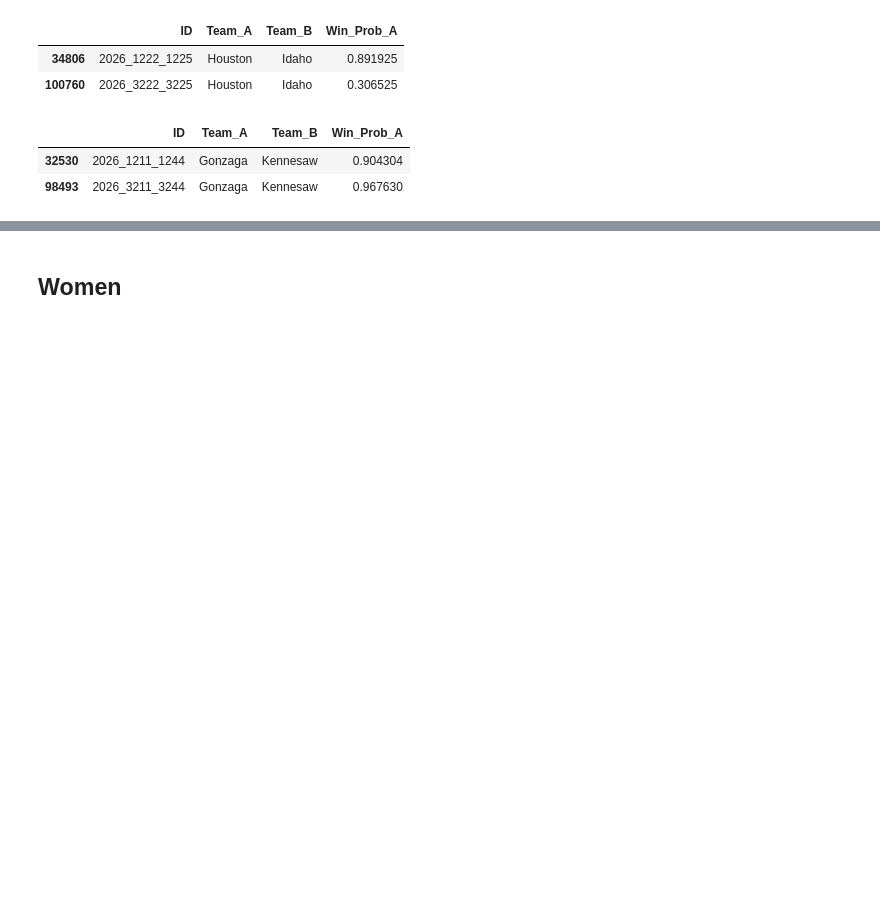
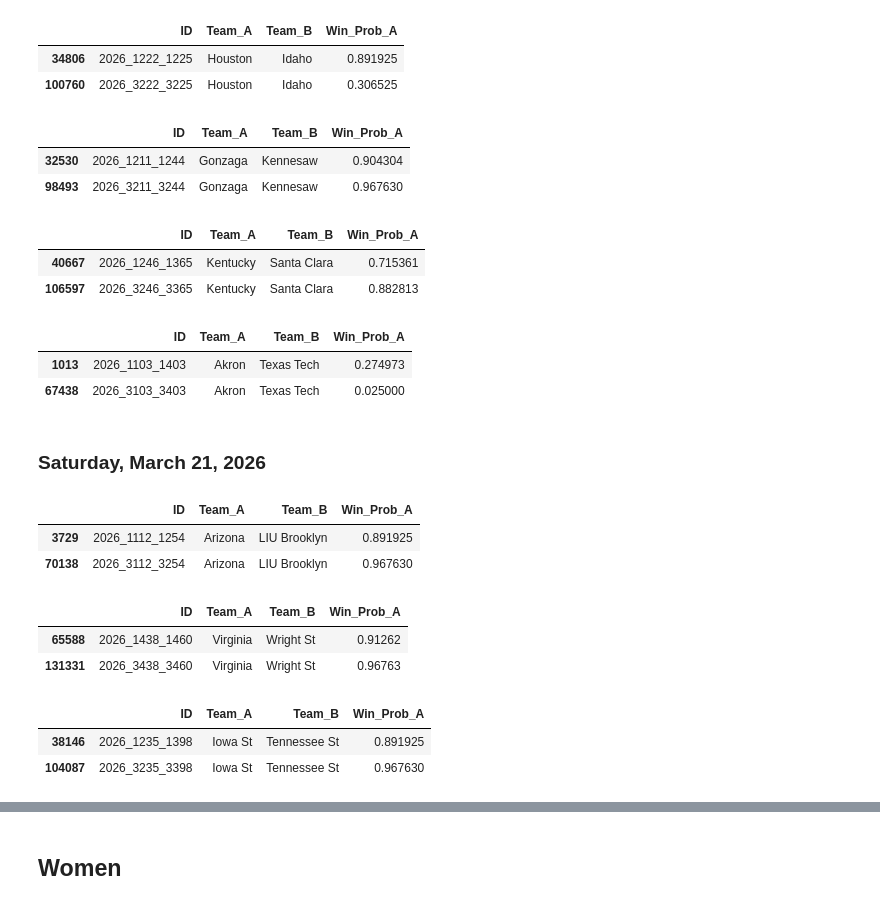
Before and after one commit to oktavianuu/NCAA-okta-2026, a Jupyter notebook: notebooks/score_check.ipynb, the cells around one changed output, grey strips where cells are left out. Drawn from its saved outputs; the diff is of its cells as text; code cells hidden in the pictures; blank space fills up the shorter version.

```diff
--- a/notebooks/score_check.ipynb
+++ b/notebooks/score_check.ipynb
@@ -138,3 +116,35 @@ match("Gonzaga", "Kennesaw", data)
 |  | ID | Team_A | Team_B | Win_Prob_A |
 | 32530 | 2026_1211_1244 | Gonzaga | Kennesaw | 0.904304 |
 | 98493 | 2026_3211_3244 | Gonzaga | Kennesaw | 0.967630 |
+# %%
+match("Kentucky", "Santa Clara", data)
+# %% [output]
+|  | ID | Team_A | Team_B | Win_Prob_A |
+| 40667 | 2026_1246_1365 | Kentucky | Santa Clara | 0.715361 |
+| 106597 | 2026_3246_3365 | Kentucky | Santa Clara | 0.882813 |
+# %%
+match("Texas Tech", "Akron", data)
+# %% [output]
+|  | ID | Team_A | Team_B | Win_Prob_A |
+| 1013 | 2026_1103_1403 | Akron | Texas Tech | 0.274973 |
+| 67438 | 2026_3103_3403 | Akron | Texas Tech | 0.025000 |
+# %% [markdown]
+### Saturday, March 21, 2026
+# %%
+match("Arizona", "LIU Brooklyn", data)
+# %% [output]
+|  | ID | Team_A | Team_B | Win_Prob_A |
+| 3729 | 2026_1112_1254 | Arizona | LIU Brooklyn | 0.891925 |
+| 70138 | 2026_3112_3254 | Arizona | LIU Brooklyn | 0.967630 |
+# %%
+match("Virginia", "Wright St", data)
+# %% [output]
+|  | ID | Team_A | Team_B | Win_Prob_A |
+| 65588 | 2026_1438_1460 | Virginia | Wright St | 0.91262 |
+| 131331 | 2026_3438_3460 | Virginia | Wright St | 0.96763 |
+# %%
+match("Iowa St", "Tennessee St", data)
+# %% [output]
+|  | ID | Team_A | Team_B | Win_Prob_A |
+| 38146 | 2026_1235_1398 | Iowa St | Tennessee St | 0.891925 |
+| 104087 | 2026_3235_3398 | Iowa St | Tennessee St | 0.967630 |
```
Also changed, not shown: parts of 82 cells of this notebook, 5 other files.
